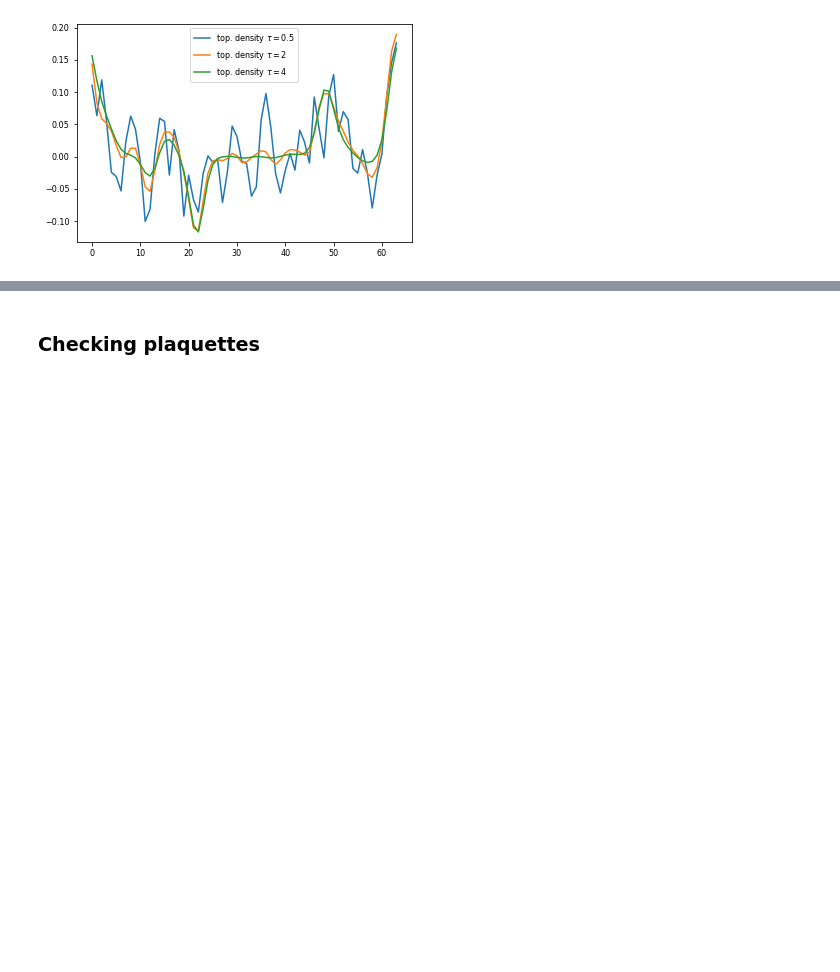
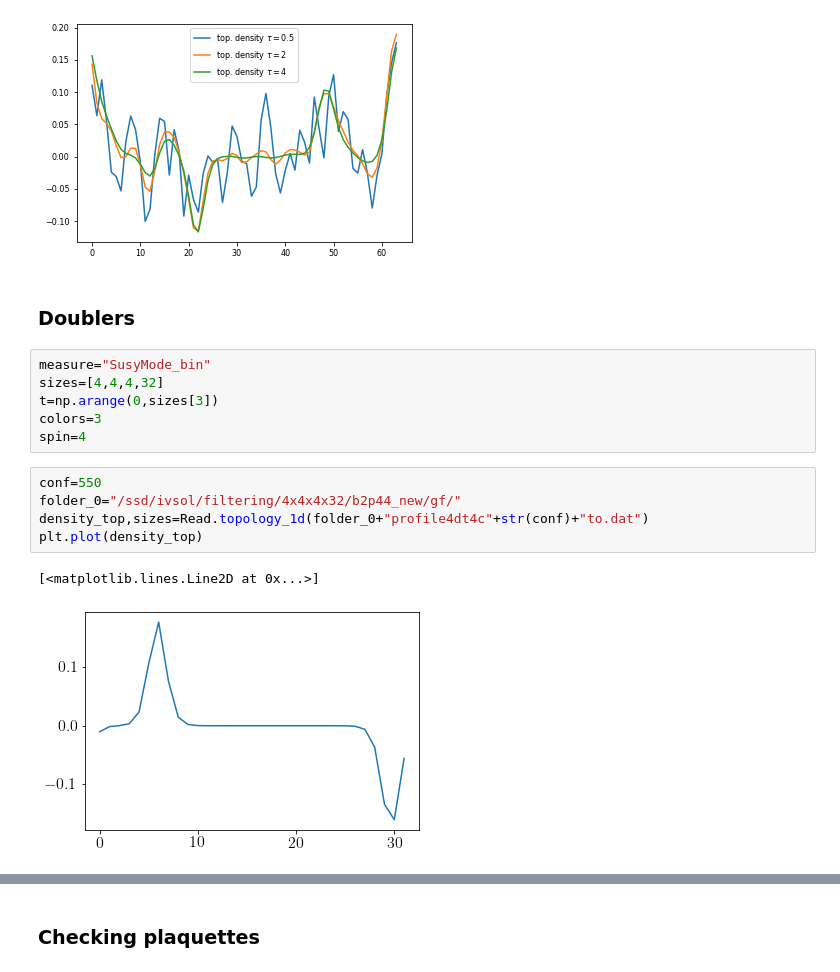
Before and after one commit to Ivan-Soler/AFM, a Jupyter notebook: main.ipynb, the cells around one changed output, grey strips where cells are left out. Drawn from its saved outputs; the diff is of its cells as text; blank space fills up the shorter version.

Commit message:
Added count index with zero condition and doubler plot in jupyter notebook

```diff
--- a/main.ipynb
+++ b/main.ipynb
@@ -546,3 +559,19 @@ plt.savefig(folder+"gf/gf_"+str(conf)+"c.png",dpi=150, bbox_inches='tight')
 #plt.close()
 # %% [output]
 [figure]
+# %% [markdown]
+### Doublers
+# %%
+measure="SusyMode_bin"
+sizes=[4,4,4,32]
+t=np.arange(0,sizes[3])
+colors=3
+spin=4
+# %%
+conf=550
+folder_0="/ssd/ivsol/filtering/4x4x4x32/b2p44_new/gf/"
+density_top,sizes=Read.topology_1d(folder_0+"profile4dt4c"+str(conf)+"to.dat")
+plt.plot(density_top)
+# %% [output]
+[<matplotlib.lines.Line2D at 0x...>]
+[figure, added]
```
Also changed, not shown: parts of 4 cells of this notebook, 3 other files.
